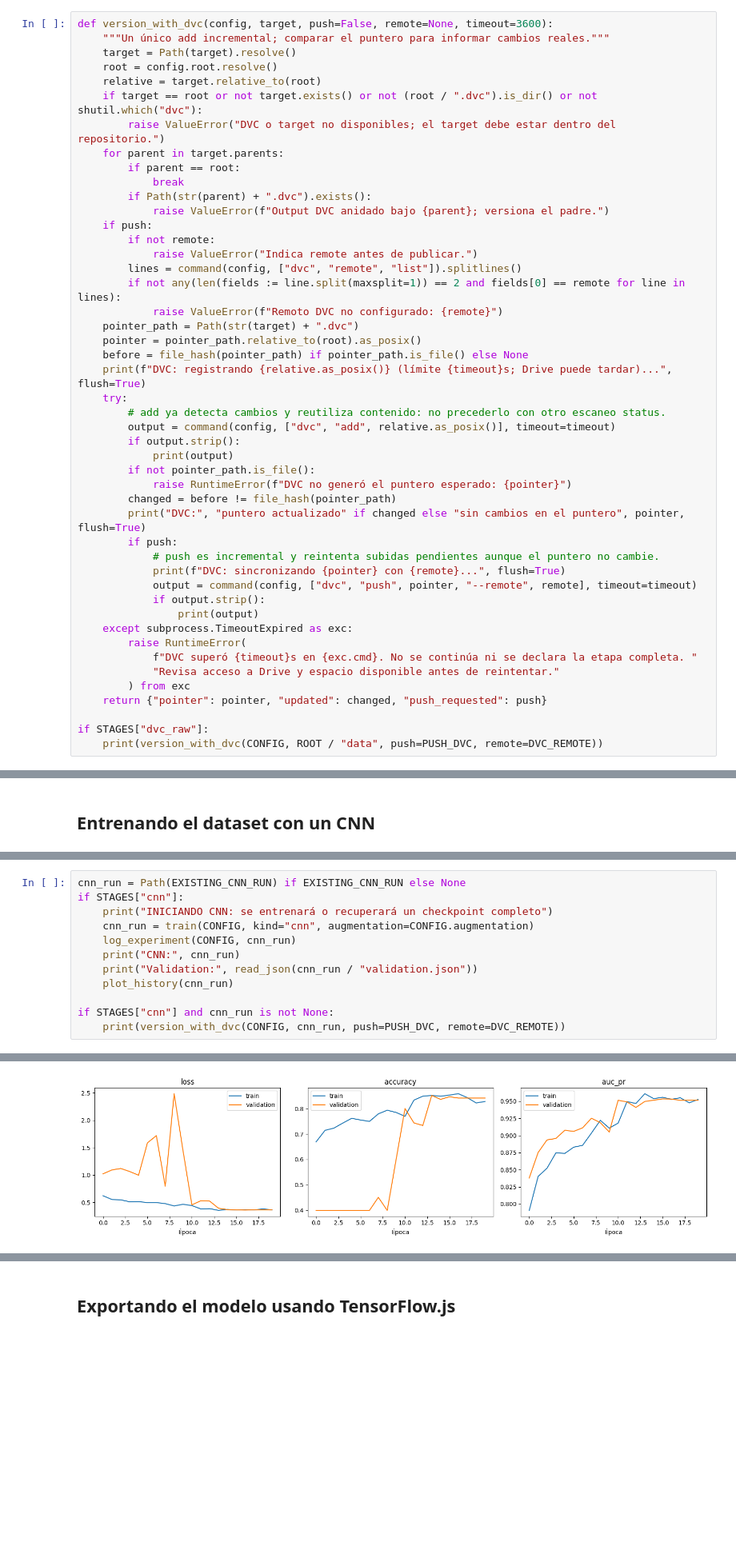
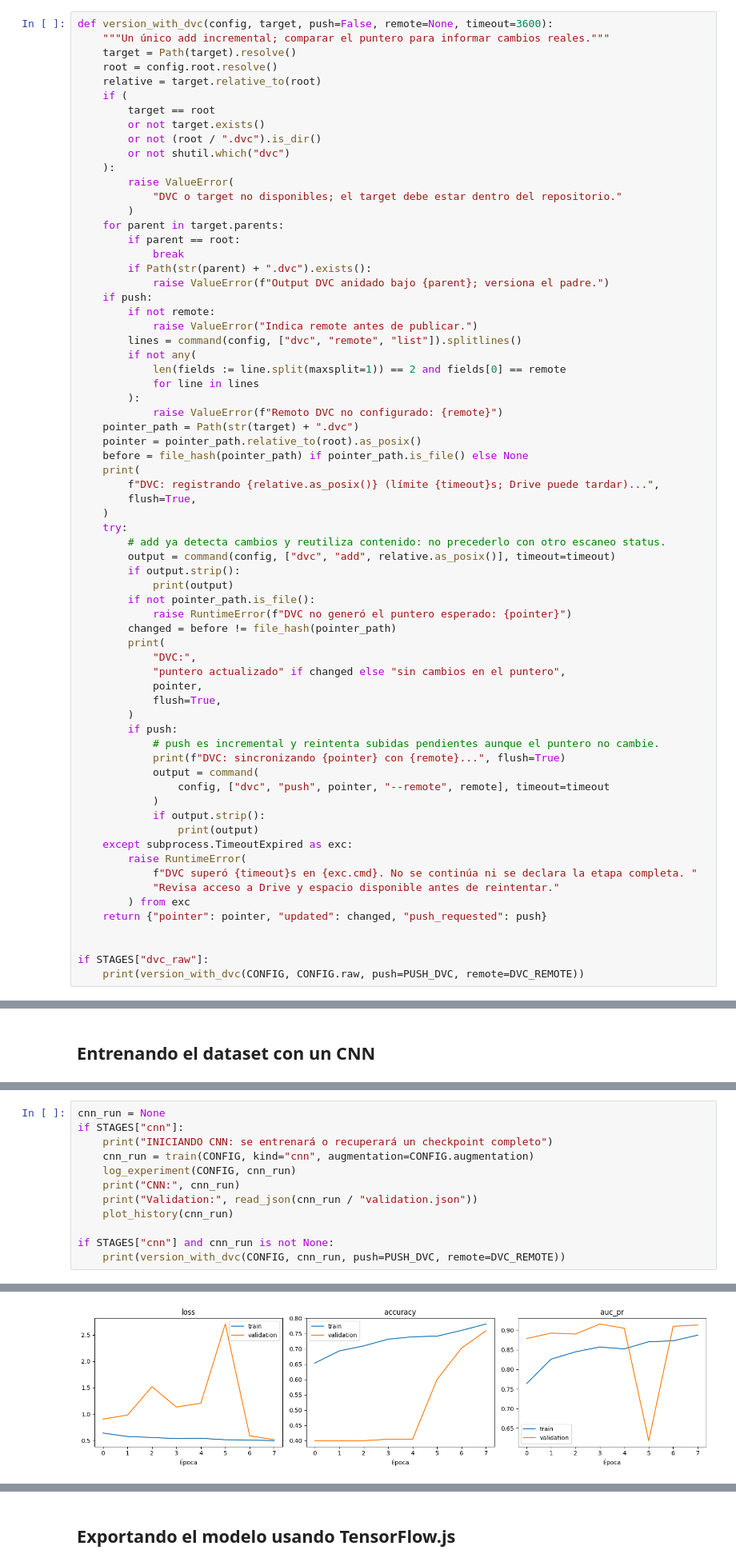
Before and after one commit to d-a-b-o/RIKUY_DEEP_G2, a Jupyter notebook: RIKUY_DEEP_G2.ipynb, the cells around one changed output, grey strips where cells are left out. Shown at 80% size. Saved outputs shown, nothing was run; the diff lists cells and outputs as text; blank space fills up the shorter version.

```diff
--- a/RIKUY_DEEP_G2.ipynb
+++ b/RIKUY_DEEP_G2.ipynb
@@ -448,8 +319,15 @@ def version_with_dvc(config, target, push=False, remote=None, timeout=3600):
     target = Path(target).resolve()
     root = config.root.resolve()
     relative = target.relative_to(root)
-    if target == root or not target.exists() or not (root / ".dvc").is_dir() or not shutil.which("dvc"):
-        raise ValueError("DVC o target no disponibles; el target debe estar dentro del repositorio.")
+    if (
+        target == root
+        or not target.exists()
+        or not (root / ".dvc").is_dir()
+        or not shutil.which("dvc")
+    ):
+        raise ValueError(
+            "DVC o target no disponibles; el target debe estar dentro del repositorio."
+        )
     for parent in target.parents:
         if parent == root:
             break
@@ -459,12 +337,18 @@ def version_with_dvc(config, target, push=False, remote=None, timeout=3600):
         if not remote:
             raise ValueError("Indica remote antes de publicar.")
         lines = command(config, ["dvc", "remote", "list"]).splitlines()
-        if not any(len(fields := line.split(maxsplit=1)) == 2 and fields[0] == remote for line in lines):
+        if not any(
+            len(fields := line.split(maxsplit=1)) == 2 and fields[0] == remote
+            for line in lines
+        ):
             raise ValueError(f"Remoto DVC no configurado: {remote}")
     pointer_path = Path(str(target) + ".dvc")
     pointer = pointer_path.relative_to(root).as_posix()
     before = file_hash(pointer_path) if pointer_path.is_file() else None
-    print(f"DVC: registrando {relative.as_posix()} (límite {timeout}s; Drive puede tardar)...", flush=True)
+    print(
+        f"DVC: registrando {relative.as_posix()} (límite {timeout}s; Drive puede tardar)...",
+        flush=True,
+    )
     try:
         # add ya detecta cambios y reutiliza contenido: no precederlo con otro escaneo status.
         output = command(config, ["dvc", "add", relative.as_posix()], timeout=timeout)
@@ -473,11 +357,18 @@ def version_with_dvc(config, target, push=False, remote=None, timeout=3600):
         if not pointer_path.is_file():
             raise RuntimeError(f"DVC no generó el puntero esperado: {pointer}")
         changed = before != file_hash(pointer_path)
-        print("DVC:", "puntero actualizado" if changed else "sin cambios en el puntero", pointer, flush=True)
+        print(
+            "DVC:",
+            "puntero actualizado" if changed else "sin cambios en el puntero",
+            pointer,
+            flush=True,
+        )
         if push:
             # push es incremental y reintenta subidas pendientes aunque el puntero no cambie.
             print(f"DVC: sincronizando {pointer} con {remote}...", flush=True)
-            output = command(config, ["dvc", "push", pointer, "--remote", remote], timeout=timeout)
+            output = command(
+                config, ["dvc", "push", pointer, "--remote", remote], timeout=timeout
+            )
             if output.strip():
                 print(output)
     except subprocess.TimeoutExpired as exc:
@@ -487,5 +378,6 @@ def version_with_dvc(config, target, push=False, remote=None, timeout=3600):
         ) from exc
     return {"pointer": pointer, "updated": changed, "push_requested": push}
 
+
 if STAGES["dvc_raw"]:
-    print(version_with_dvc(CONFIG, ROOT / "data", push=PUSH_DVC, remote=DVC_REMOTE))
+    print(version_with_dvc(CONFIG, CONFIG.raw, push=PUSH_DVC, remote=DVC_REMOTE))
@@ -1050,7 +1173,7 @@ TRAINING_FUNCTION_NAMES = [
     "train",
 ]
 # %%
-cnn_run = Path(EXISTING_CNN_RUN) if EXISTING_CNN_RUN else None
+cnn_run = None
 if STAGES["cnn"]:
     print("INICIANDO CNN: se entrenará o recuperará un checkpoint completo")
     cnn_run = train(CONFIG, kind="cnn", augmentation=CONFIG.augmentation)
@@ -1082 +1209 @@ Validation: {'threshold': 0.20381852984428406, 'accuracy': 0.7076923076923077, '
-[figure, old version]
+[figure, new version]
```
Also changed, not shown: parts of 34 cells of this notebook, 51 other files.
